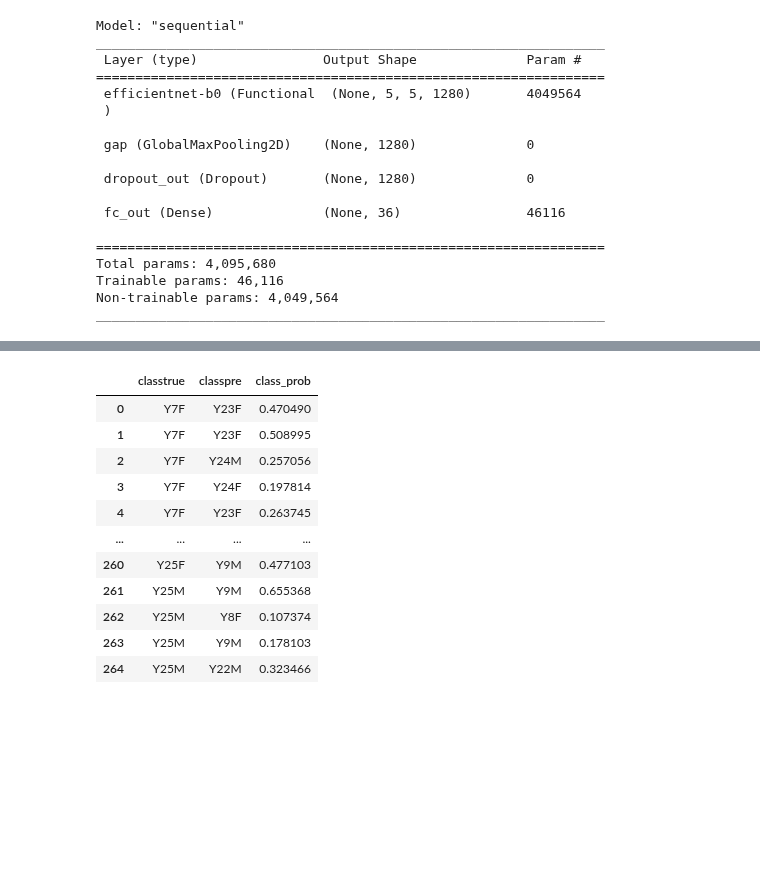
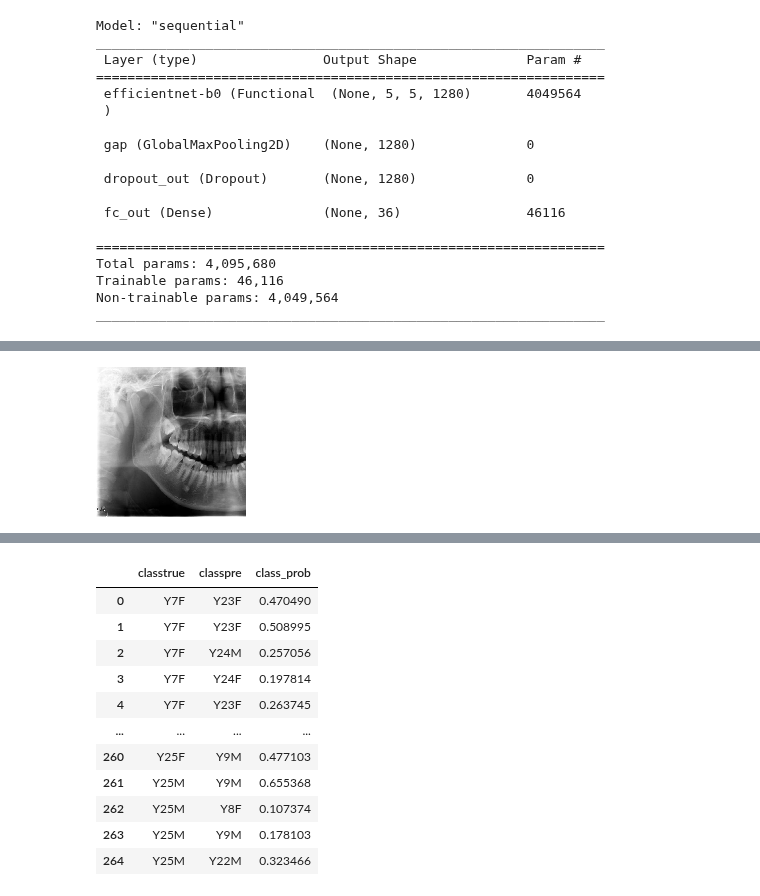
Before and after one commit to Wanita-8943/efficientnet_keras_transfer_learning, a Jupyter notebook: Predict.ipynb, the cells around one changed output, grey strips where cells are left out. Drawn from its saved outputs; the diff is of its cells as text; code cells hidden in the pictures; blank space fills up the shorter version.

```diff
--- a/Predict.ipynb
+++ b/Predict.ipynb
@@ -107,8 +168,8 @@ test = df[df['Fig_Person_Sex'].between(37,40)]
 classes =['Y7F','Y7M','Y8F','Y8M','Y9F','Y9M','Y10F','Y10M','Y11F','Y11M','Y12F','Y12M','Y13F','Y13M','Y15F','Y15M','Y16F','Y16M','Y17F','Y17M','Y18F','Y18M','Y19F','Y19M','Y20F','Y20M','Y21F','Y21M','Y22F','Y22M','Y23F','Y23M','Y24F','Y24M','Y25F','Y25M']
 results = list()
 
-for i in classes:
-    img_path = test[test['Class']==i]['Path_filename'].tolist()
+# for i in classes:
+#     img_path = test[test['Class']==i]['Path_filename'].tolist()
     for j in img_path:
         img = image.load_img(j, target_size=(height, width))
             # Convert it to a Numpy array with target shape.
@@ -151,0 +195,4 @@ for i in classes:
+# %%
+img
+# %% [output]
+[figure, added]
```
Also changed, not shown: parts of 6 cells of this notebook.
